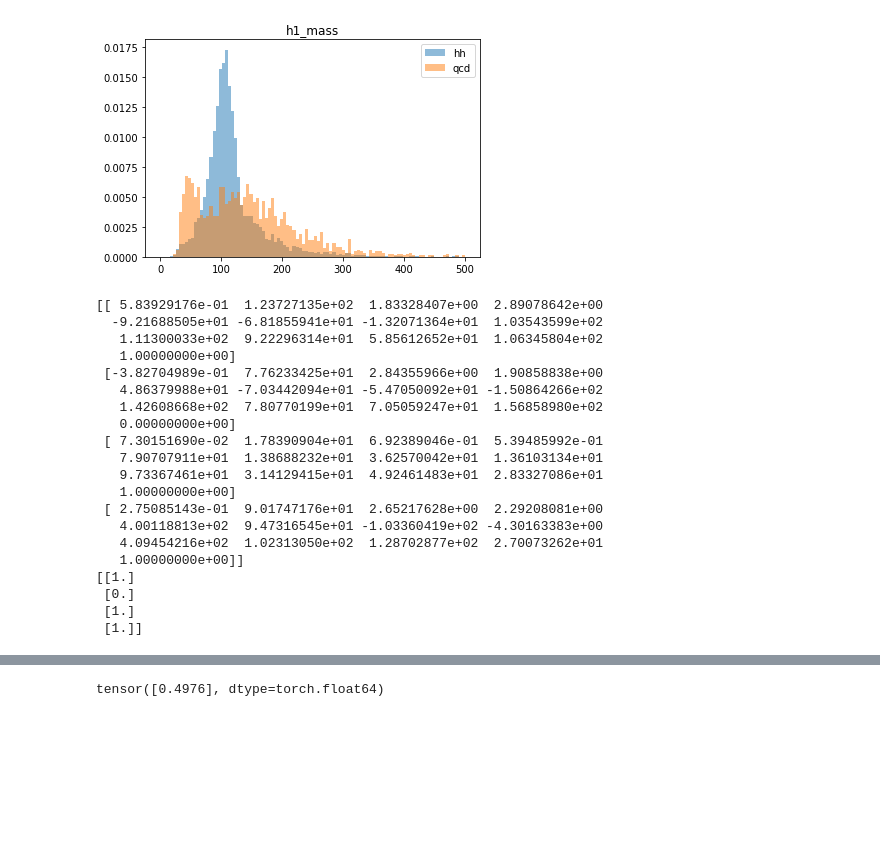
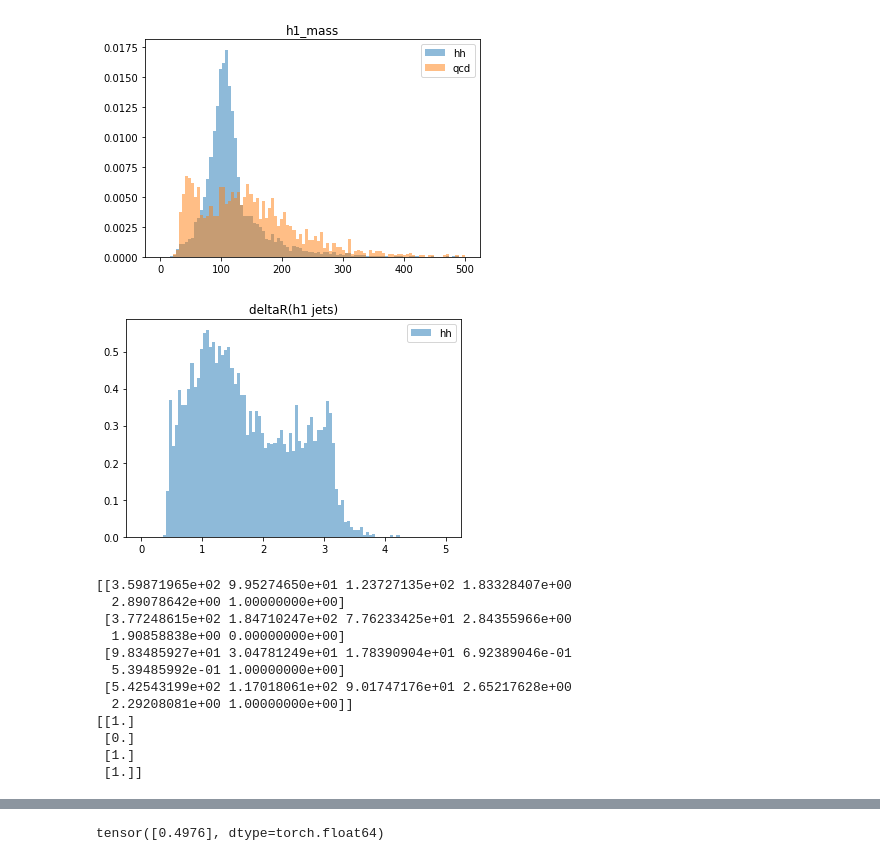
Before and after one commit to neu-physics/dihiggsMLProject, a Jupyter notebook: NeuralNetworking/PytorchNetwork.ipynb, the cells around one changed output, grey strips where cells are left out. Saved outputs shown, nothing was run; the diff lists cells and outputs as text; code cells hidden in the pictures; blank space fills up the shorter version.

```diff
--- a/NeuralNetworking/PytorchNetwork.ipynb
+++ b/NeuralNetworking/PytorchNetwork.ipynb
@@ -40,6 +44,14 @@ plt.legend()
 plt.show()
 # %% [output]
 [figure]
+# %%
+plt.hist(hh_raw['deltaR(h1 jets)'], label="hh", density=1, alpha=.5, bins=np.linspace(0, 5, 100))
+# plt.hist(qcd_raw['deltaR(h1 jets)'], label="qcd", density=1, alpha=.5, bins=np.linspace(0, 5, 100))
+plt.title("deltaR(h1 jets)")
+plt.legend()
+plt.show()
+# %% [output]
+[figure, added]
 # %%
 hh_all = np.array(hh_all)
 qcd = np.array(qcd)
@@ -51,7 +63,7 @@ hh_labels= np.zeros((len(hh_all),1))
 hh_labels = hh_labels+1
 #a = hh[:len(hh)]
 # print(a.shape)
-hh_all[:,0] = np.random.rand(np.shape(hh_all)[0])
+# hh_all[:,0] = np.random.rand(np.shape(hh_all)[0])
 hh_all = np.append(hh_all, hh_labels, axis=1)
 # hh_all = np.append(hh_all, 1-hh_labels, axis=1)## hh qcd labels
 
@@ -66,7 +78,7 @@ qcd_labels= np.zeros((len(qcd),1))
 #a = hh[:len(hh)]
 # print(a.shape)
 # qcd hh labels
-qcd[:, 0] = -1 * np.random.rand(np.shape(qcd)[0])
+# qcd[:, 0] = -1 * np.random.rand(np.shape(qcd)[0])
 qcd = np.append(qcd, qcd_labels, axis=1)
 # qcd = np.append(qcd, 1-qcd_labels, axis=1)# qcd qcd labels
 
@@ -109,22 +121,14 @@ print(all_labels[:4])
 # print(len(all_data))
 # print(all_labels)
 # %% [output]
-[[ 5.83929176e-01  1.23727135e+02  1.83328407e+00  2.89078642e+00
-  -9.21688505e+01 -6.81855941e+01 -1.32071364e+01  1.03543599e+02
-   1.11300033e+02  9.22296314e+01  5.85612652e+01  1.06345804e+02
-   1.00000000e+00]
- [-3.82704989e-01  7.76233425e+01  2.84355966e+00  1.90858838e+00
-   4.86379988e+01 -7.03442094e+01 -5.47050092e+01 -1.50864266e+02
-   1.42608668e+02  7.80770199e+01  7.05059247e+01  1.56858980e+02
-   0.00000000e+00]
- [ 7.30151690e-02  1.78390904e+01  6.92389046e-01  5.39485992e-01
-   7.90707911e+01  1.38688232e+01  3.62570042e+01  1.36103134e+01
-   9.73367461e+01  3.14129415e+01  4.92461483e+01  2.83327086e+01
-   1.00000000e+00]
- [ 2.75085143e-01  9.01747176e+01  2.65217628e+00  2.29208081e+00
-   4.00118813e+02  9.47316545e+01 -1.03360419e+02 -4.30163383e+00
-   4.09454216e+02  1.02313050e+02  1.28702877e+02  2.70073262e+01
-   1.00000000e+00]]
+[[3.59871965e+02 9.95274650e+01 1.23727135e+02 1.83328407e+00
+  2.89078642e+00 1.00000000e+00]
+ [3.77248615e+02 1.84710247e+02 7.76233425e+01 2.84355966e+00
+  1.90858838e+00 0.00000000e+00]
+ [9.83485927e+01 3.04781249e+01 1.78390904e+01 6.92389046e-01
+  5.39485992e-01 1.00000000e+00]
+ [5.42543199e+02 1.17018061e+02 9.01747176e+01 2.65217628e+00
+  2.29208081e+00 1.00000000e+00]]
 [[1.]
  [0.]
  [1.]
```
Also changed, not shown: parts of 13 cells of this notebook, 1 other file.
